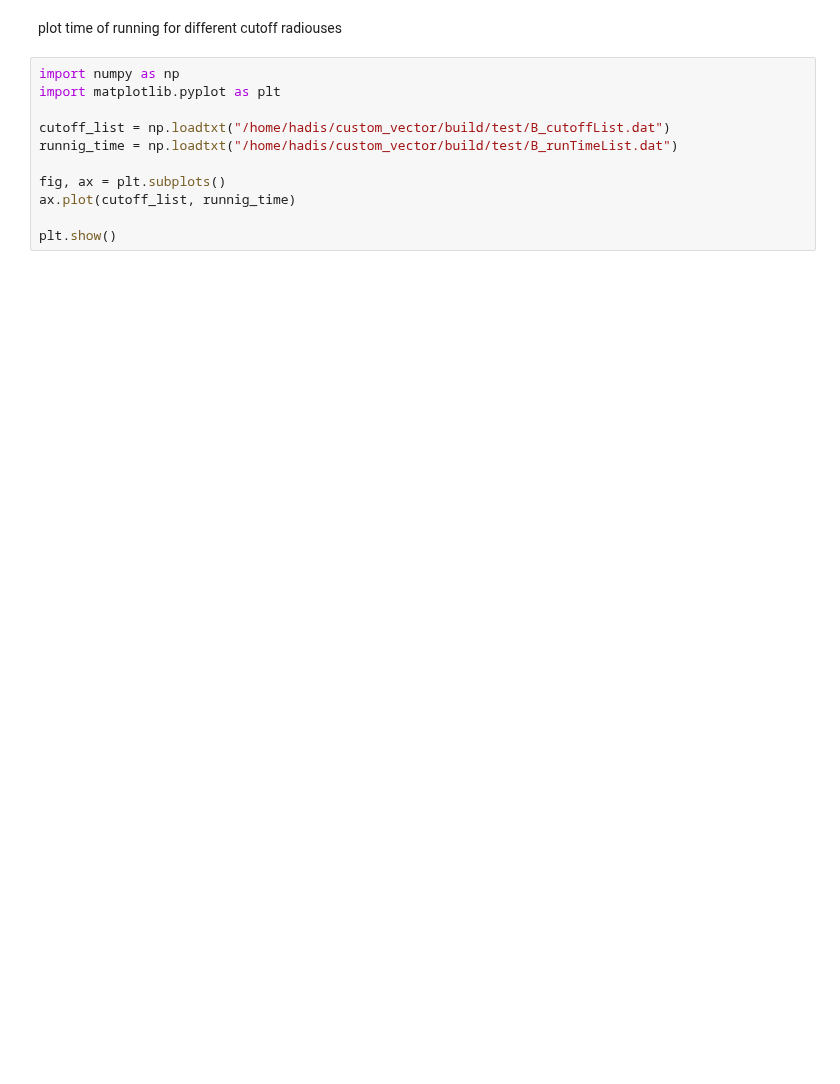
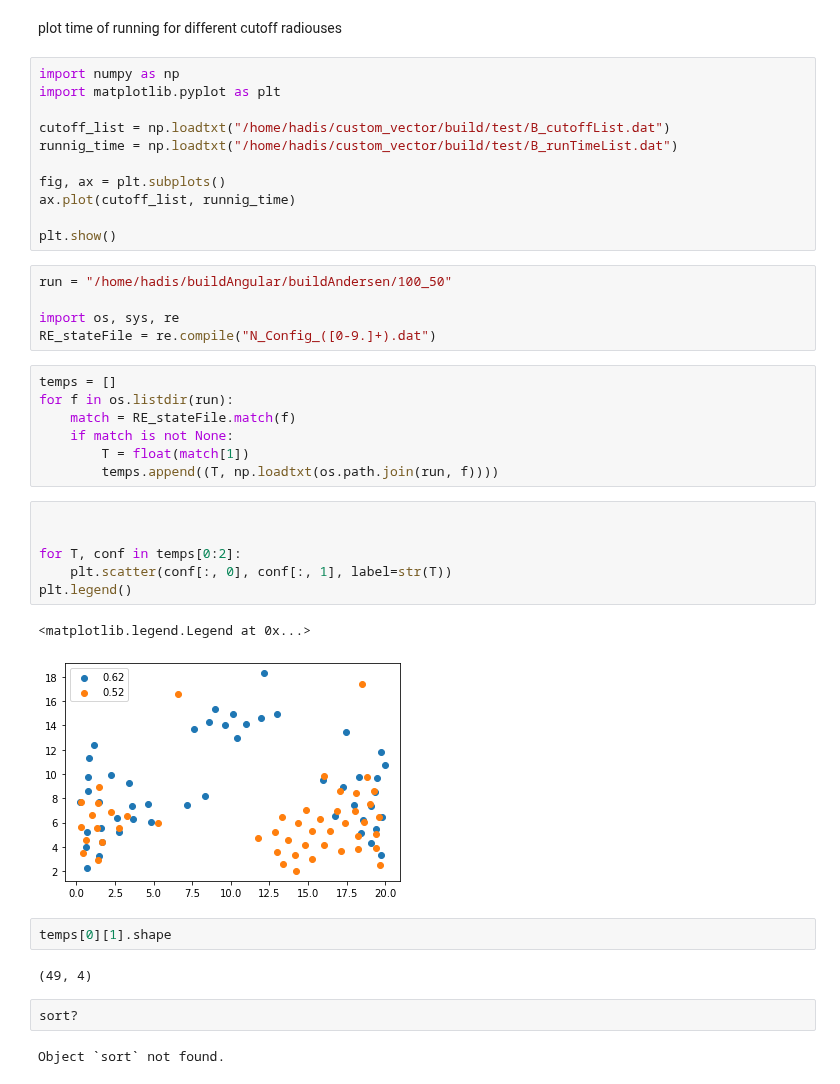
Before and after one commit to hadis-gh/chisurfmd, a Jupyter notebook: notebooks/MDsimulation/fastLook.ipynb, the cells around one changed output. Saved outputs shown, nothing was run; the diff lists cells and outputs as text; blank space fills up the shorter version.

```diff
--- a/notebooks/MDsimulation/fastLook.ipynb
+++ b/notebooks/MDsimulation/fastLook.ipynb
@@ -215,3 +221,32 @@ fig, ax = plt.subplots()
 ax.plot(cutoff_list, runnig_time)
 
 plt.show()
+# %%
+run = "/home/hadis/buildAngular/buildAndersen/100_50"
+
+import os, sys, re
+RE_stateFile = re.compile("N_Config_([0-9.]+).dat")
+# %%
+temps = []
+for f in os.listdir(run):
+    match = RE_stateFile.match(f)
+    if match is not None:
+        T = float(match[1])
+        temps.append((T, np.loadtxt(os.path.join(run, f))))
+# %%
+
+
+for T, conf in temps[0:2]:
+    plt.scatter(conf[:, 0], conf[:, 1], label=str(T))
+plt.legend()
+# %% [output]
+<matplotlib.legend.Legend at 0x...>
+[figure, added]
+# %%
+temps[0][1].shape
+# %% [output]
+(49, 4)
+# %%
+sort?
+# %% [output]
+Object `sort` not found.
```
Also changed, not shown: parts of 1 cell of this notebook, 4 other files.
